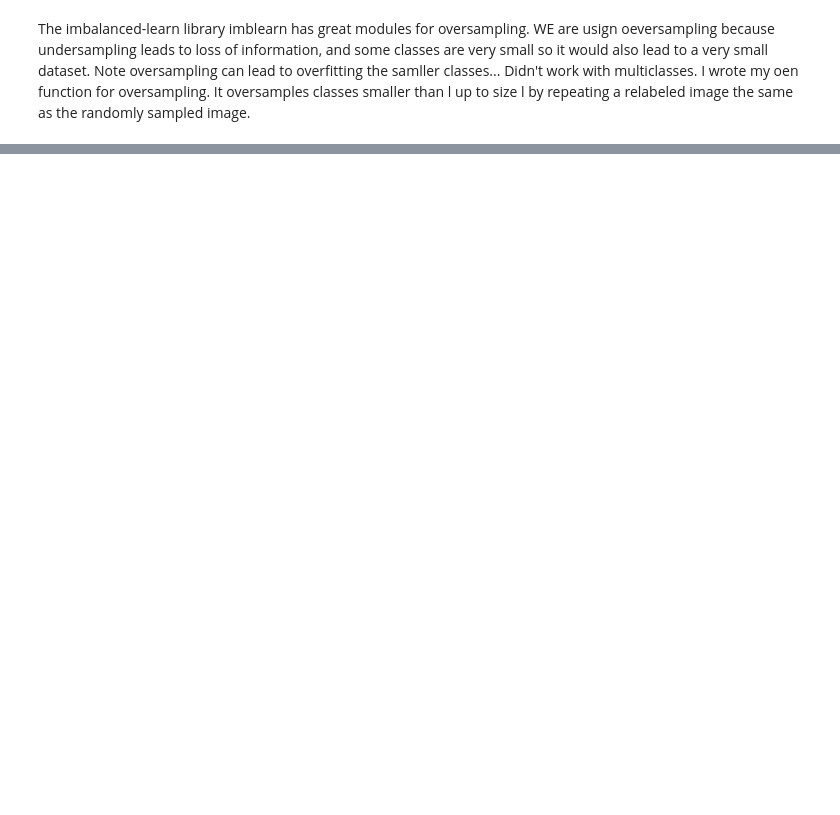
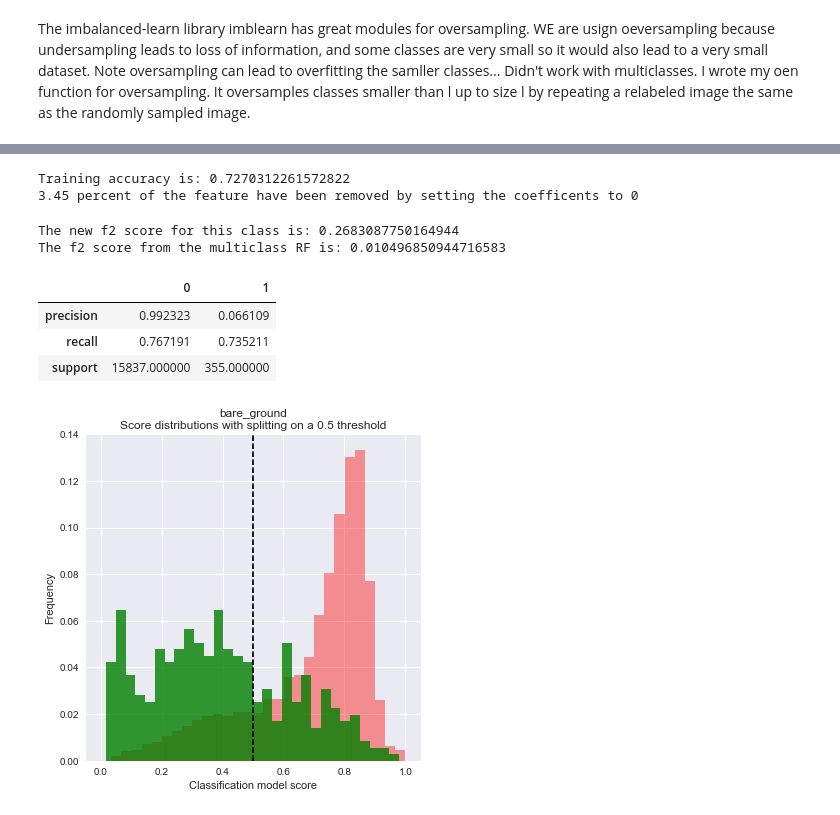
Before and after one commit to alineberry/kaggle_UnderstandingAmazonFromSpace, a Jupyter notebook: develop/claire-lab-notebook.ipynb, the cells around one changed output, grey strips where cells are left out. Saved outputs shown, nothing was run; the diff lists cells and outputs as text; code cells hidden in the pictures; blank space fills up the shorter version.

Commit message:
mini models

```diff
--- a/develop/claire-lab-notebook.ipynb
+++ b/develop/claire-lab-notebook.ipynb
@@ -478,0 +503,73 @@ Metrics
+# %%
+#Metrics and distrubtion plot
+lr.fit(X_upsampled, y_upsampled['bare_ground'])
+pred_lr = lr.predict(X_validation)
+coef_lr = lr.coef_.ravel()
+print("Training accuracy is: {}".format(lr.score(X_upsampled, y_upsampled['bare_ground'])))
+print('{} percent of the feature have been removed by setting the coefficents to 0'.format((np.mean(coef_lr == 0)*100).round(2)))
+# %% [output]
+Training accuracy is: 0.7270312261572822
+3.45 percent of the feature have been removed by setting the coefficents to 0
+# %%
+from sklearn.metrics import fbeta_score
+print("The new f2 score for this class is: {}".format(fbeta_score(np.asarray(y_validation['bare_ground']), pred_lr, beta=2))) #This is the score now...
+n = np.where(y_validation.columns== 'bare_ground')[0][0]
+print("The f2 score from the multiclass RF is: {}".format(fbeta_score(np.asarray(y_validation['bare_ground']), predictions[:,n], beta=2))) #but this is what it was before
+# %% [output]
+The new f2 score for this class is: 0.2683087750164944
+The f2 score from the multiclass RF is: 0.010496850944716583
+# %%
+from sklearn.metrics import precision_recall_fscore_support as score
+
+precision, recall, fscore, support = score(y_validation['bare_ground'], pred_lr)
+Metrics = pd.DataFrame([precision, recall, support], index=['precision', 'recall', 'support'])
+Metrics #wow precision is horrible
+# %% [output]
+|  | 0 | 1 |
+| precision | 0.992323 | 0.066109 |
+| recall | 0.767191 | 0.735211 |
+| support | 15837.000000 | 355.000000 |
+# %%
+
+def micro_model_dist_plot(tag, probs):
+    '''
+    plots decision histograms with thresholds
+    '''
+    plt.rcParams['figure.figsize'] = (6,6)
+    #Less than .5 is 0. greater is 1
+    n = np.where(y_validation.columns==tag)[0][0]
+    probs_df = pd.DataFrame(probs).set_index(y_validation[tag])
+    class0 =  np.array(probs_df.ix[0][0]) #0 does not have true tag
+    class1 =  np.array(probs_df.ix[1][0]) #1 does have true tag
+
+    S = class0
+    # Histogram:
+    # Bin it
+    n, bin_edges = np.histogram(S, 30)
+    # Normalize it, so that every bins value gives the probability of that bin
+    bin_probability = n/float(n.sum())
+    # Get the mid points of every bin
+    bin_middles = (bin_edges[1:]+bin_edges[:-1])/2.
+    # Compute the bin-width
+    bin_width = bin_edges[1]-bin_edges[0]
+    # Plot the histogram as a bar plot
+    plt.bar(bin_middles, bin_probability, width=bin_width, color='red', alpha=.4)
+
+    S = class1
+    n, bin_edges = np.histogram(S, 30)
+    bin_probability = n/float(n.sum())
+    bin_middles = (bin_edges[1:]+bin_edges[:-1])/2.
+    bin_width = bin_edges[1]-bin_edges[0]
+    plt.bar(bin_middles, bin_probability, width=bin_width, color='green', alpha=.8)
+
+    plt.axvline(x=0.5, color='k', linestyle='--')
+    plt.title(tag+'\nScore distributions with splitting on a 0.5 threshold')
+    plt.xlabel('Classification model score')
+    plt.ylabel('Frequency')
+    plt.show()
+
+probs = lr.predict_proba(X_validation)
+tag='bare_ground'
+micro_model_dist_plot(tag, probs)
+# %% [output]
+[figure, added]
```
Also changed, not shown: parts of 24 cells of this notebook, 2 other files.
